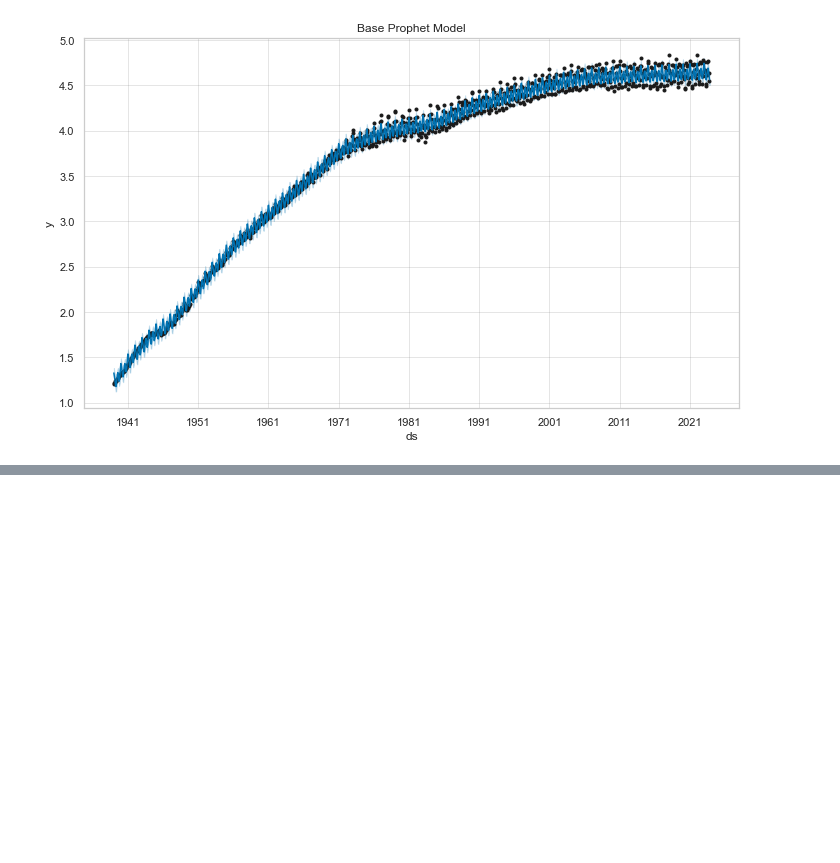
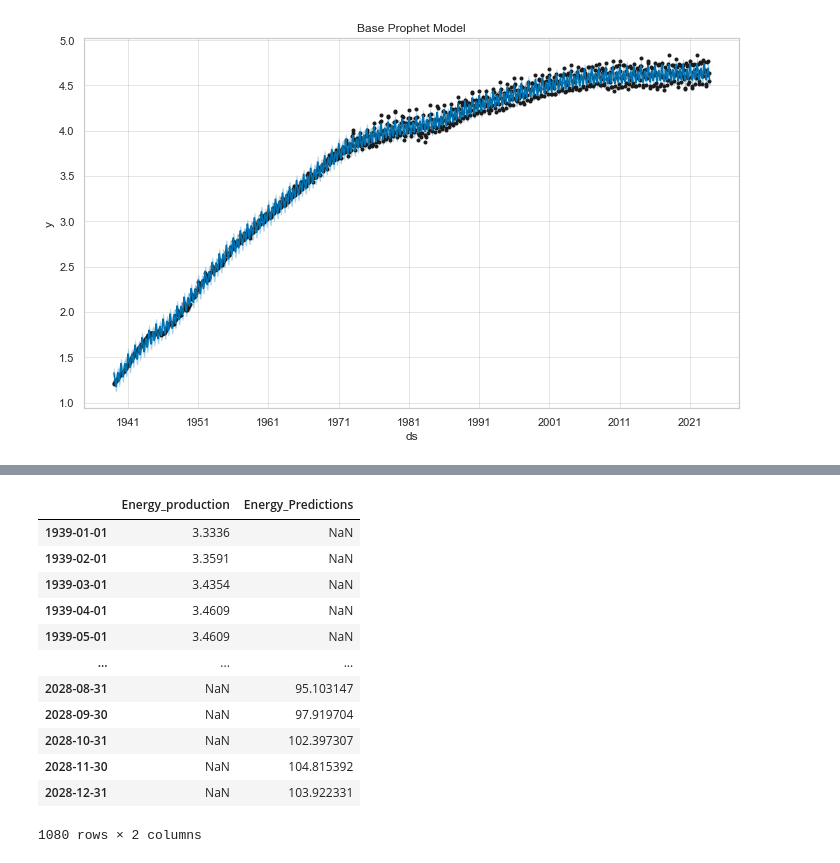
Before and after one commit to DennisMuendo/dsc-project-phase-4, a Jupyter notebook: Energy Prediction.ipynb, the cells around one changed output, grey strips where cells are left out. Saved outputs shown, nothing was run; the diff lists cells and outputs as text; code cells hidden in the pictures; blank space fills up the shorter version.

```diff
--- a/Energy Prediction.ipynb
+++ b/Energy Prediction.ipynb
@@ -750,0 +859,16 @@ Text(0.5, 1.0, 'Base Prophet Model')
+# %%
+data
+# %% [output]
+|  | Energy_production | Energy_Predictions |
+| 1939-01-01 | 3.3336 | NaN |
+| 1939-02-01 | 3.3591 | NaN |
+| 1939-03-01 | 3.4354 | NaN |
+| 1939-04-01 | 3.4609 | NaN |
+| 1939-05-01 | 3.4609 | NaN |
+| ... | ... | ... |
+| 2028-08-31 | NaN | 95.103147 |
+| 2028-09-30 | NaN | 97.919704 |
+| 2028-10-31 | NaN | 102.397307 |
+| 2028-11-30 | NaN | 104.815392 |
+| 2028-12-31 | NaN | 103.922331 |
+1080 rows × 2 columns
```
Also changed, not shown: parts of 22 cells of this notebook.
